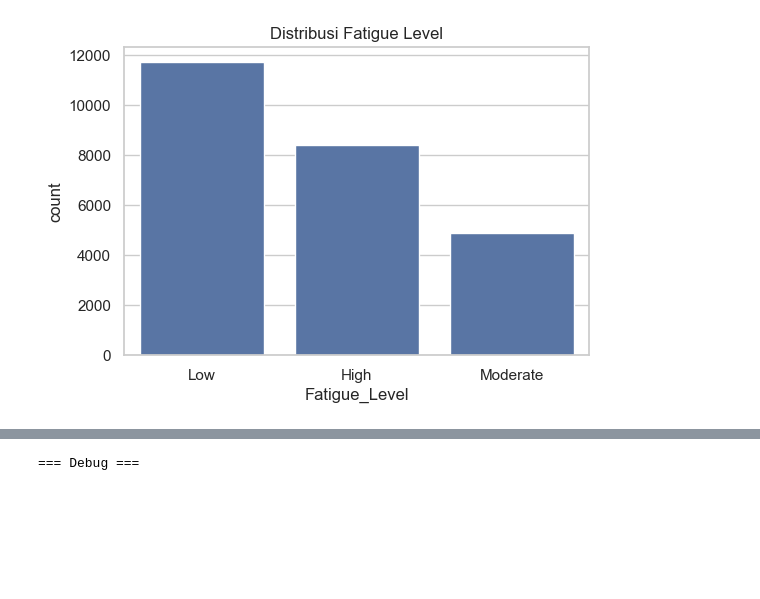
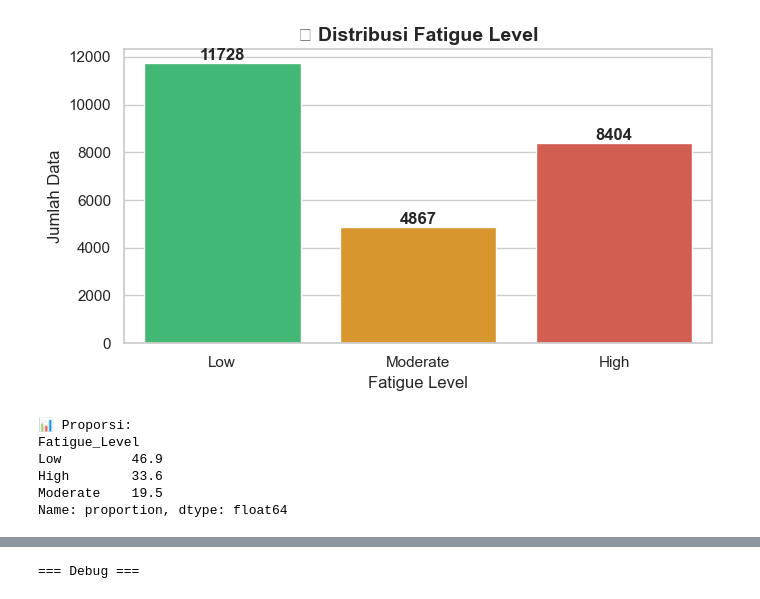
Before and after one commit to djaluaverrous/human-fatigue-classification-project, a Jupyter notebook: notebook/analysis.ipynb, the cells around one changed output, grey strips where cells are left out. Saved outputs shown, nothing was run; the diff lists cells and outputs as text; code cells hidden in the pictures; blank space fills up the shorter version.

```diff
--- a/notebook/analysis.ipynb
+++ b/notebook/analysis.ipynb
@@ -115,13 +264,47 @@ Index(['Hours_Awake', 'Decisions_Made', 'Task_Switches',
 # %%
 # setting visual
 sns.set(style="whitegrid")
-# %%
-plt.figure(figsize=(6,4))
-sns.countplot(x='Fatigue_Level', data=df)
-plt.title('Distribusi Fatigue Level')
-plt.show()
-# %% [output]
-[figure, removed]
+# %%
+# ================================================
+# CELL 5 — EDA: DISTRIBUSI TARGET
+# ================================================
+
+plt.figure(figsize=(7, 4))
+order = ['Low', 'Moderate', 'High']
+colors = ['#2ecc71', '#f39c12', '#e74c3c']
+
+ax = sns.countplot(
+    x='Fatigue_Level',
+    data=df,
+    order=order,
+    palette=colors
+)
+
+# Tambahkan angka di atas bar
+for p in ax.patches:
+    ax.annotate(
+        f'{int(p.get_height())}',
+        (p.get_x() + p.get_width() / 2., p.get_height()),
+        ha='center', va='bottom', fontsize=12, fontweight='bold'
+    )
+
+plt.title('📊 Distribusi Fatigue Level', fontsize=14, fontweight='bold')
+plt.xlabel('Fatigue Level')
+plt.ylabel('Jumlah Data')
+plt.tight_layout()
+plt.savefig('../output/fatigue_distribution.png', dpi=150)
+plt.show()
+
+print("\n📊 Proporsi:")
+print(df['Fatigue_Level'].value_counts(normalize=True).round(3) * 100)
+# %% [output]
+[figure, added]
+📊 Proporsi:
+Fatigue_Level
+Low         46.9
+High        33.6
+Moderate    19.5
+Name: proportion, dtype: float64
 # %%
 plt.figure(figsize=(10,8))
 sns.heatmap(df.corr(numeric_only=True), annot=True, cmap='coolwarm')
```
Also changed, not shown: parts of 46 cells of this notebook, 19 other files.
